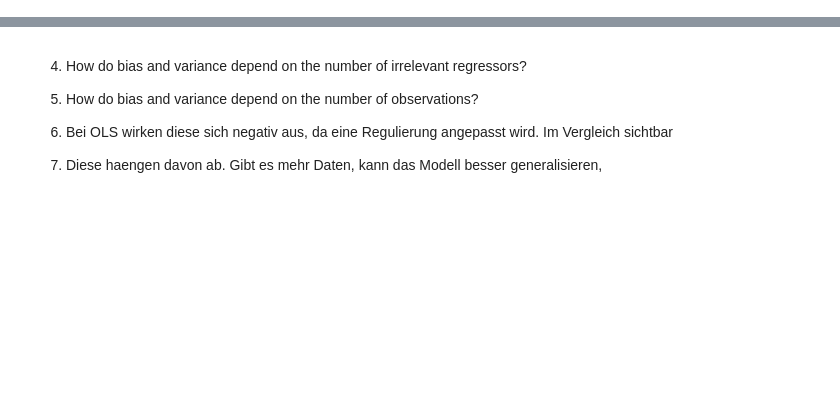
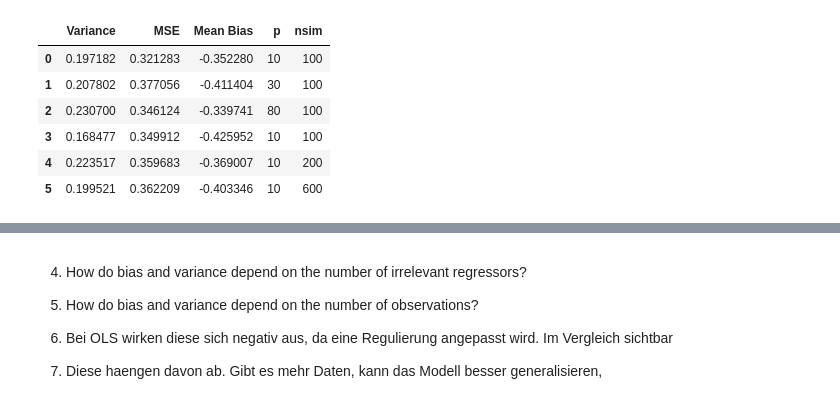
Before and after one commit to FinnReinders/Labs, a Jupyter notebook: Lab1.ipynb, the cells around one changed output, grey strips where cells are left out. Cells and saved outputs as stored; diff of their text form; code cells hidden in the pictures; blank space fills up the shorter version.

```diff
--- a/Lab1.ipynb
+++ b/Lab1.ipynb
@@ -91,0 +213,10 @@ plt.show()
+# %%
+df_lasso_final
+# %% [output]
+|  | Variance | MSE | Mean Bias | p | nsim |
+| 0 | 0.197182 | 0.321283 | -0.352280 | 10 | 100 |
+| 1 | 0.207802 | 0.377056 | -0.411404 | 30 | 100 |
+| 2 | 0.230700 | 0.346124 | -0.339741 | 80 | 100 |
+| 3 | 0.168477 | 0.349912 | -0.425952 | 10 | 100 |
+| 4 | 0.223517 | 0.359683 | -0.369007 | 10 | 200 |
+| 5 | 0.199521 | 0.362209 | -0.403346 | 10 | 600 |
```
Also changed, not shown: parts of 20 cells of this notebook, 1 other file.
